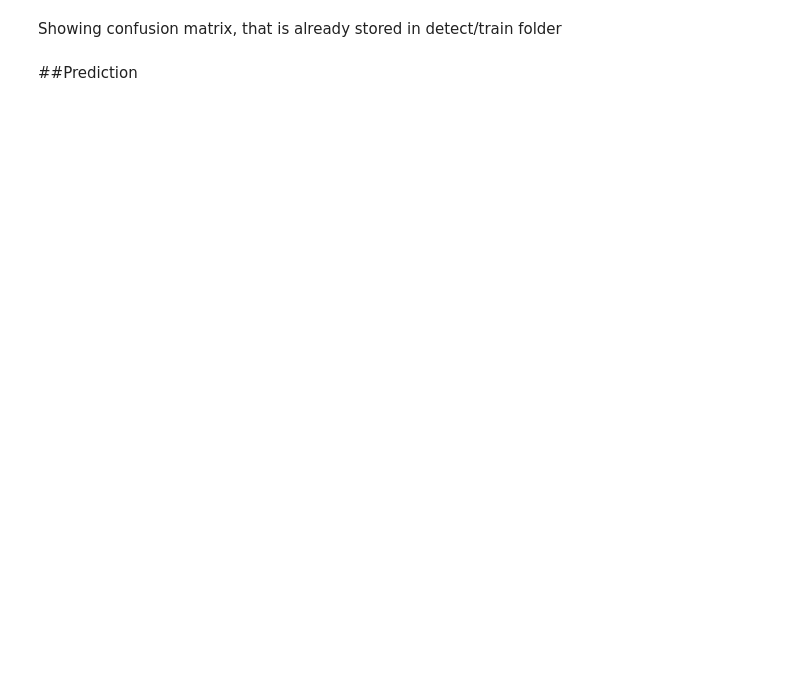
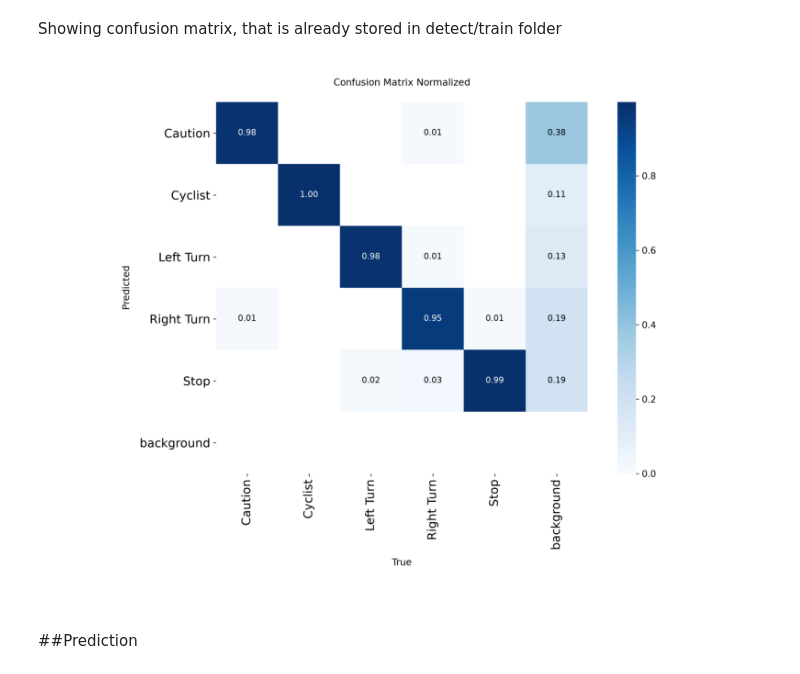
Before and after one commit to RileySchina/Computer-Vision-Project-Hyperparameter, a Jupyter notebook: ComputerVisionProject_multiServerSelection.ipynb, the cells around one changed output. Saved outputs shown, nothing was run; the diff lists cells and outputs as text; code cells hidden in the pictures; blank space fills up the shorter version.

```diff
--- a/ComputerVisionProject_multiServerSelection.ipynb
+++ b/ComputerVisionProject_multiServerSelection.ipynb
@@ -666,8 +681,14 @@ Showing confusion matrix, that is already stored in detect/train folder
 # %%
 %matplotlib inline
 from PIL import Image
 
-Image.open(os.path.join(run_dir, 'confusion_matrix_normalized.png'))
+img=Image.open(os.path.join(run_dir, 'confusion_matrix_normalized.png'))
+plt.figure(figsize=(10, 10))
+plt.imshow(img)
+plt.axis('off')
+plt.show()
+# %% [output]
+[figure, added]
 # %% [markdown]
 ##Prediction
 # %%
```
Also changed, not shown: parts of 6 cells of this notebook.
